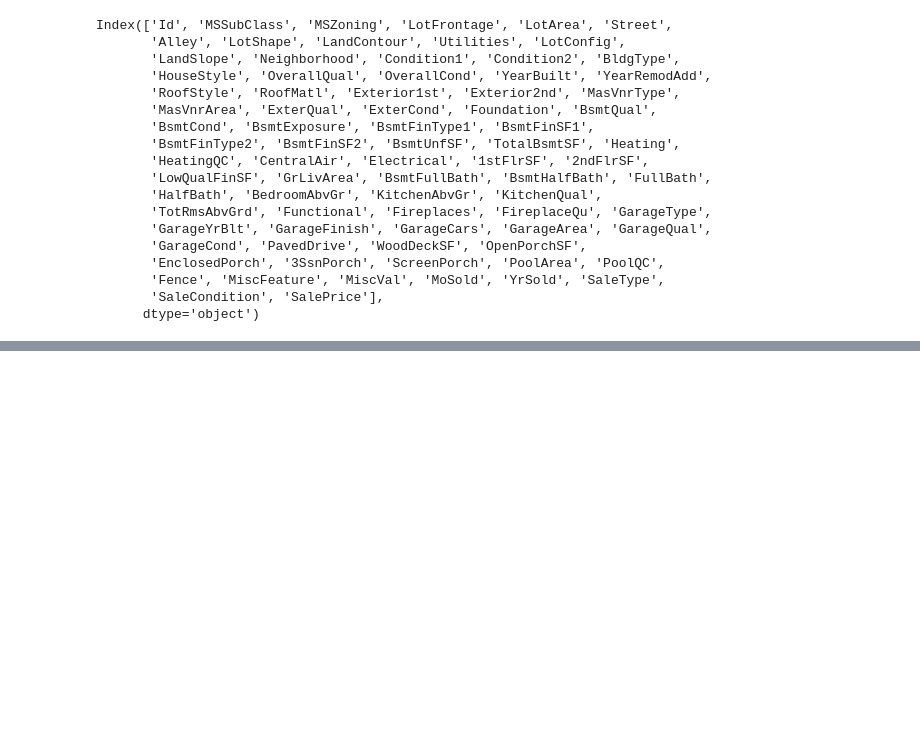
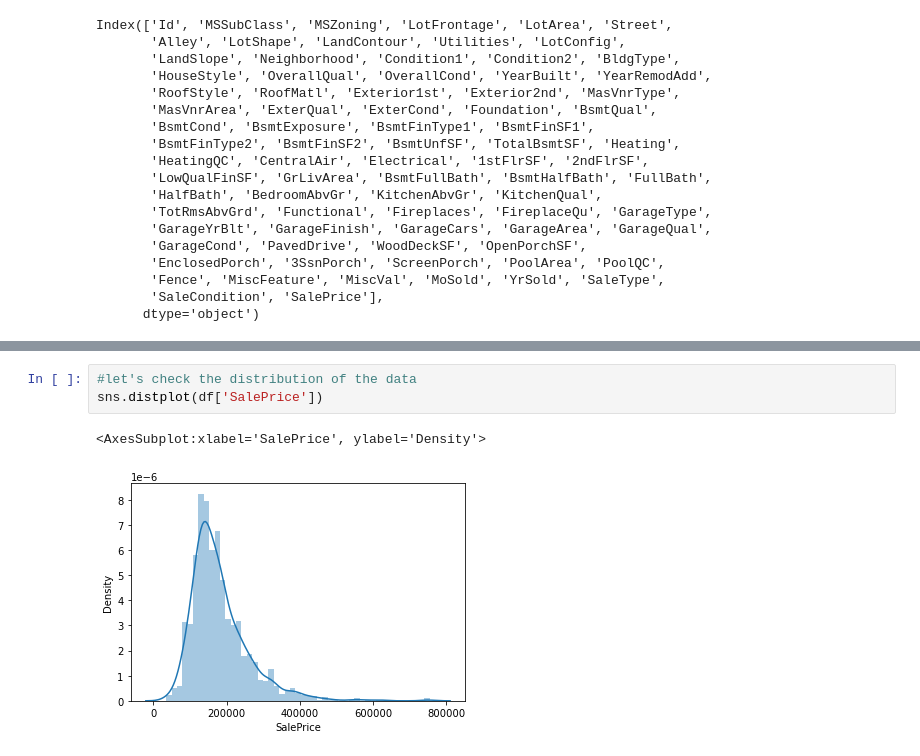
Before and after one commit to AdamHorvath12/House_price_prediction, a Jupyter notebook: House_price_prediction.ipynb, the cells around one changed output, grey strips where cells are left out. Saved outputs shown, nothing was run; the diff lists cells and outputs as text; blank space fills up the shorter version.

```diff
--- a/House_price_prediction.ipynb
+++ b/House_price_prediction.ipynb
@@ -52,0 +71,6 @@ Index(['Id', 'MSSubClass', 'MSZoning', 'LotFrontage', 'LotArea', 'Street',
+# %%
+#let's check the distribution of the data
+sns.distplot(df['SalePrice'])
+# %% [output]
+<AxesSubplot:xlabel='SalePrice', ylabel='Density'>
+[figure, added]
```
Also changed, not shown: parts of 8 cells of this notebook.
